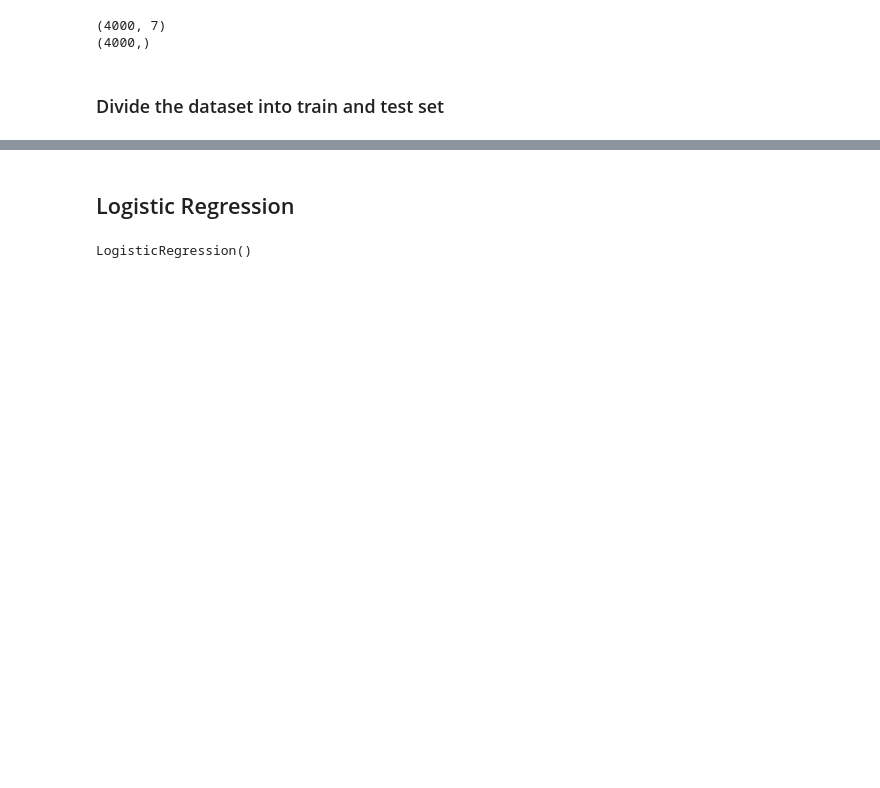
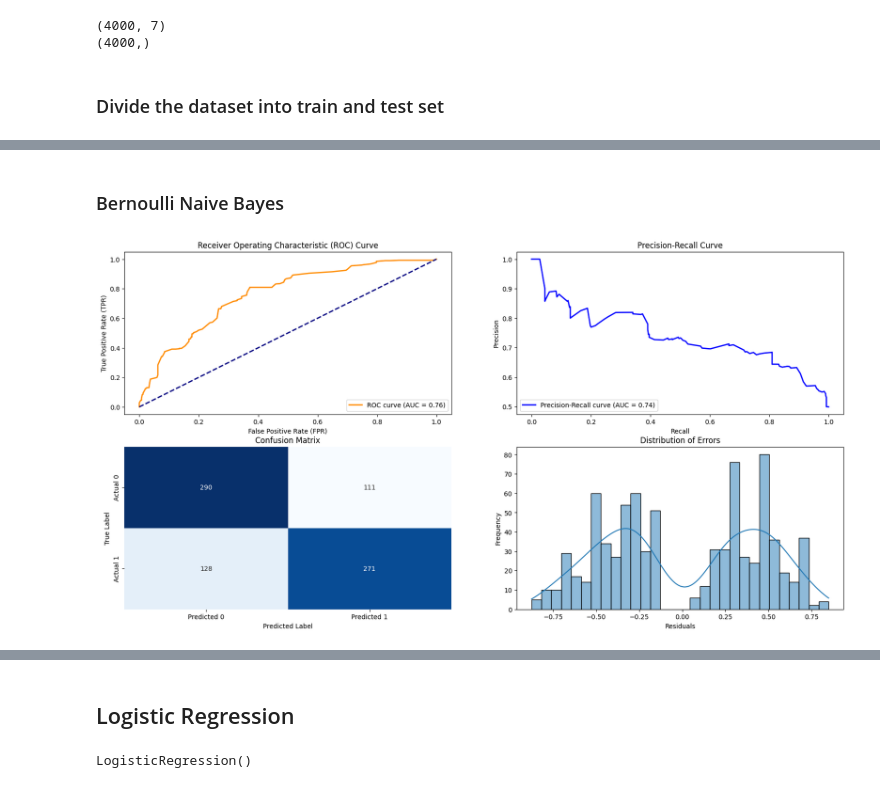
Before and after one commit to Moster2698/MachineLearning-UNIVR, a Jupyter notebook: Project.ipynb, the cells around one changed output, grey strips where cells are left out. Saved outputs shown, nothing was run; the diff lists cells and outputs as text; code cells hidden in the pictures; blank space fills up the shorter version.

```diff
--- a/Project.ipynb
+++ b/Project.ipynb
@@ -406,0 +495,8 @@ X_train,X_test,y_train,y_test = train_test_split(X,y,test_size=0.2,random_state=
+# %% [markdown]
+### Bernoulli Naive Bayes
+# %%
+model = Model(BernoulliNB())
+model.fit()
+model.visualize_metrics()
+# %% [output]
+[figure, added]
```
Also changed, not shown: parts of 82 cells of this notebook.
